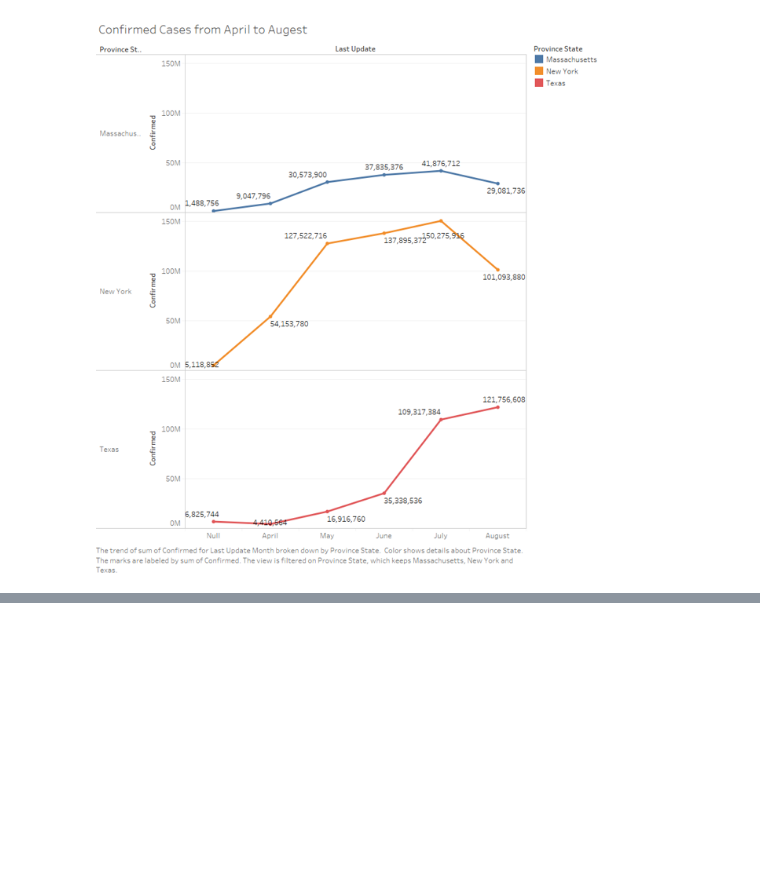
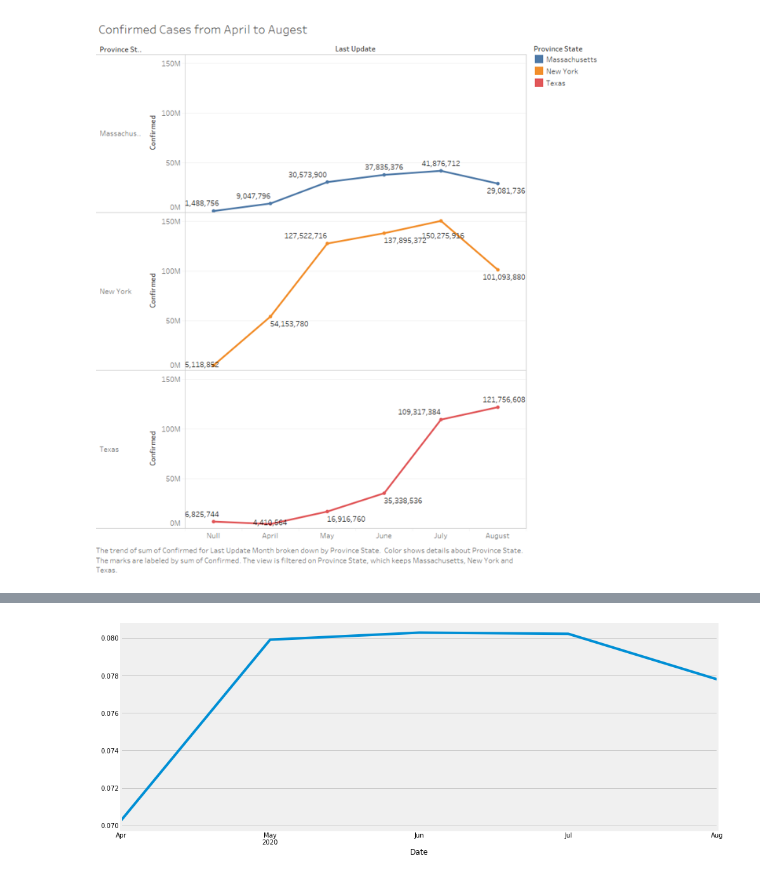
Before and after one commit to corey-brennan/corona-analysis, a Jupyter notebook: COVID Project.ipynb, the cells around one changed output, grey strips where cells are left out. Cells and saved outputs as stored; diff of their text form; code cells hidden in the pictures; blank space fills up the shorter version.

```diff
--- a/COVID Project.ipynb
+++ b/COVID Project.ipynb
@@ -99,0 +146,9 @@ NY.plot(x = "date", y = "Confirmed")
+# %%
+# death rate plot
+ny_df["death_rate"] = ny_df["Deaths"]/ny_df["Confirmed"]
+
+ny_confirmed = ny_df['death_rate'].resample('MS').mean()
+ny_confirmed.plot(figsize=(15, 6))
+plt.show()
+# %% [output]
+[figure, added]
```
Also changed, not shown: parts of 13 cells of this notebook.
